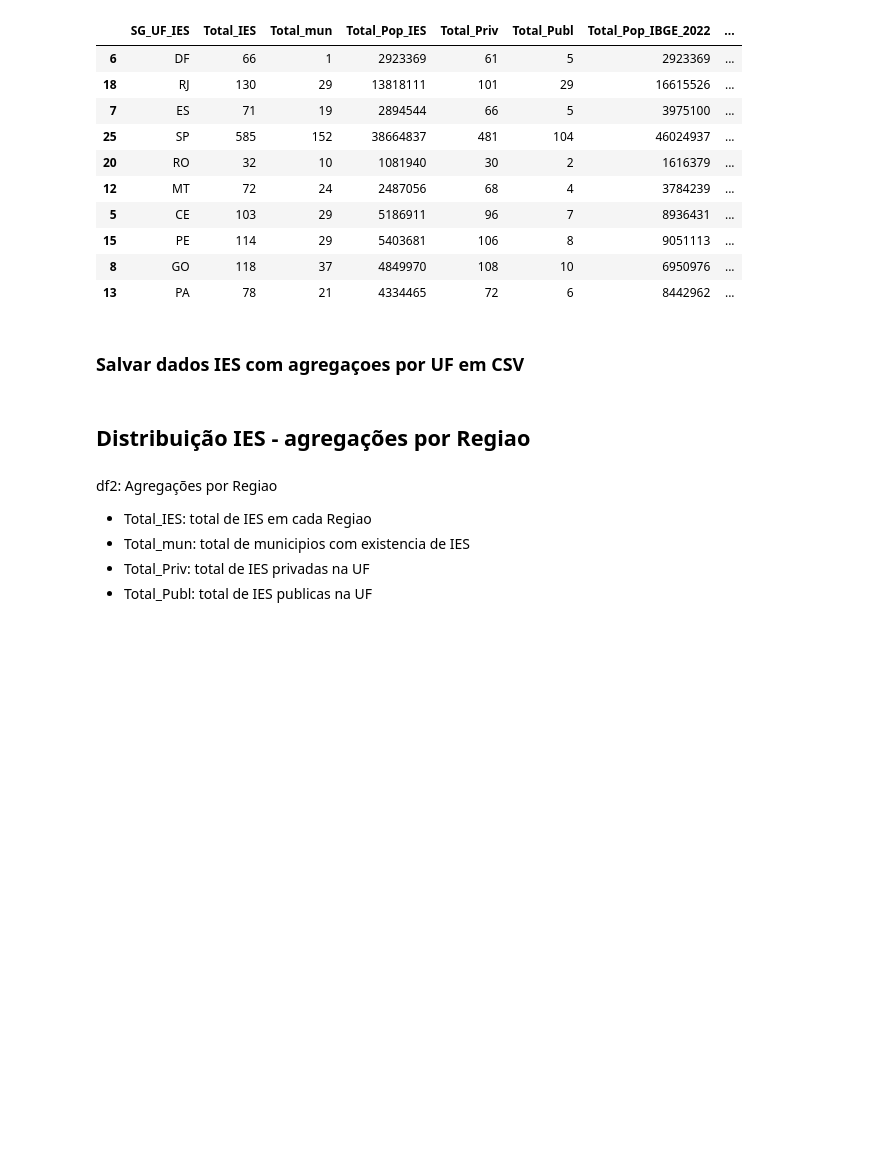
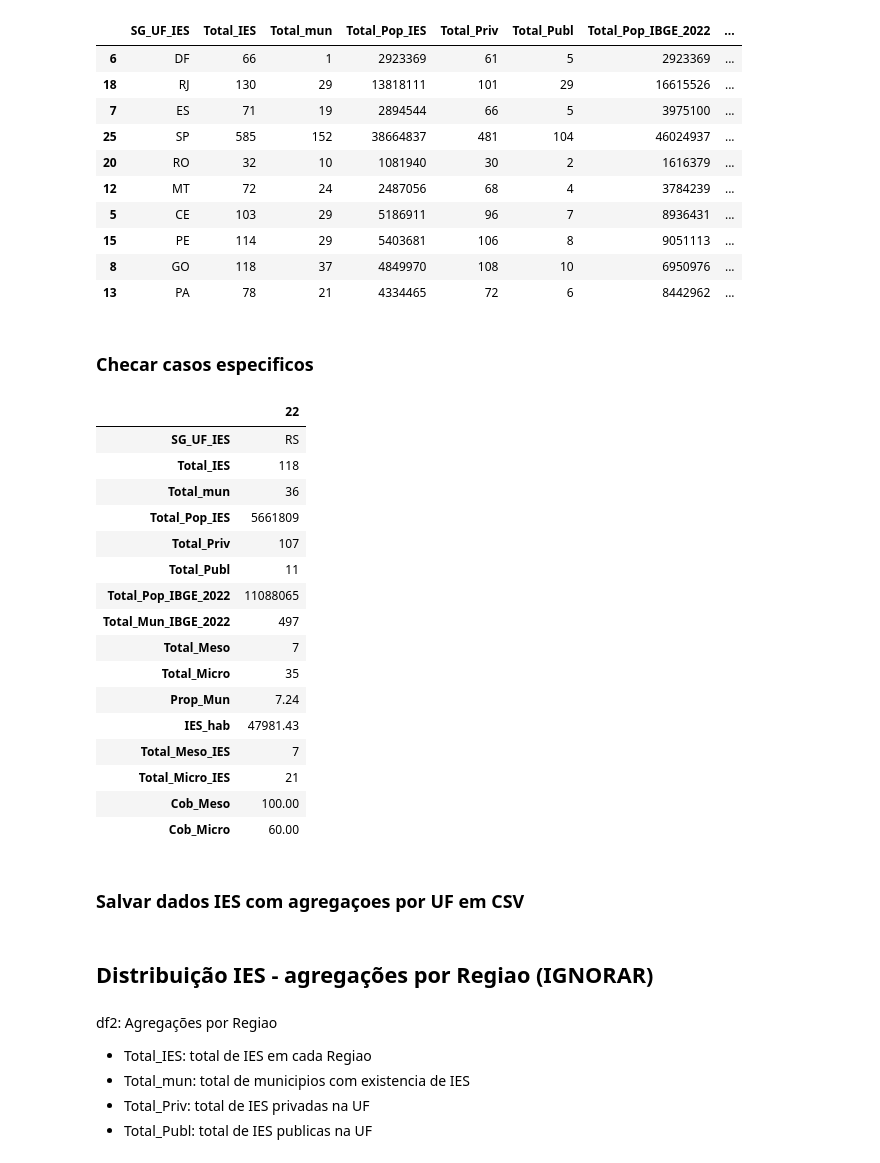
Before and after one commit to AlanaVieira/dados-ies, a Jupyter notebook: cadernos/versao02/01_Prepara_dados_IES.ipynb, the cells around one changed output. Cells and saved outputs as stored; diff of their text form; code cells hidden in the pictures; blank space fills up the shorter version.

```diff
--- a/cadernos/versao02/01_Prepara_dados_IES.ipynb
+++ b/cadernos/versao02/01_Prepara_dados_IES.ipynb
@@ -958,13 +958,35 @@ df1.sort_values(by='Prop_Mun', ascending=False).head(10)
 # Acrescentar dados
 df1['Cob_Meso'] = df1['Total_Meso_IES'] / df1['Total_Meso'] * 100
 df1['Cob_Micro'] = df1['Total_Micro_IES'] / df1['Total_Micro'] * 100
+# %% [markdown]
+### Checar casos especificos
+# %%
+df1[df1['SG_UF_IES']=='RS'].T
+# %% [output]
+|  | 22 |
+| SG_UF_IES | RS |
+| Total_IES | 118 |
+| Total_mun | 36 |
+| Total_Pop_IES | 5661809 |
+| Total_Priv | 107 |
+| Total_Publ | 11 |
+| Total_Pop_IBGE_2022 | 11088065 |
+| Total_Mun_IBGE_2022 | 497 |
+| Total_Meso | 7 |
+| Total_Micro | 35 |
+| Prop_Mun | 7.24 |
+| IES_hab | 47981.43 |
+| Total_Meso_IES | 7 |
+| Total_Micro_IES | 21 |
+| Cob_Meso | 100.00 |
+| Cob_Micro | 60.00 |
 # %% [markdown]
 ### Salvar dados IES com agregaçoes por UF em CSV
 # %%
 # salvar em arquivo
 #df1.to_csv('./dados/preparados/dados_IES_agg_UF.csv', sep='|', index=False)
 # %% [markdown]
-## Distribuição IES - agregações por Regiao
+## Distribuição IES - agregações por Regiao (IGNORAR)
 # %% [markdown]
 df2: Agregações por Regiao
 - Total_IES: total de IES em cada Regiao
```
Also changed, not shown: parts of 3 cells of this notebook, 4 other files.
